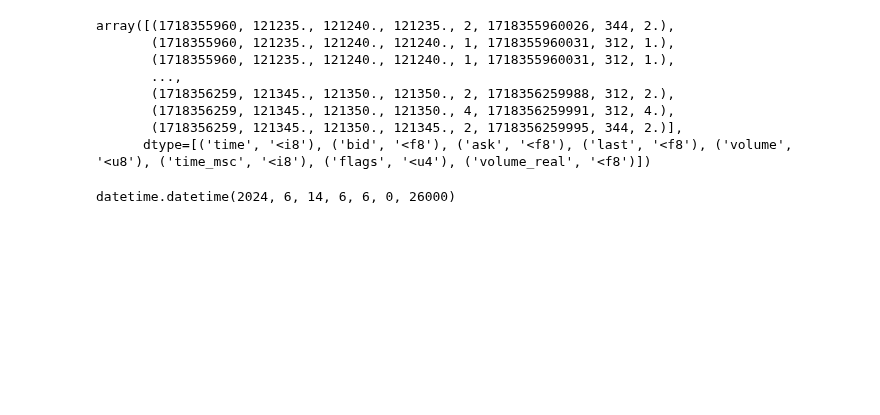
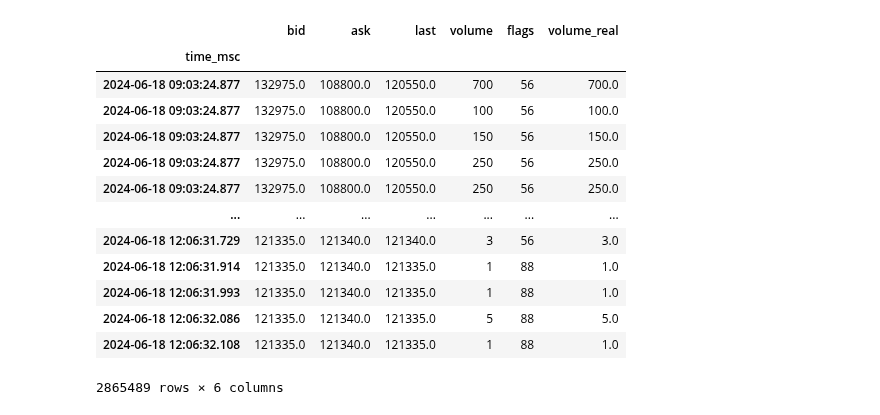
Before and after one commit to agabopinho/phoenix-project, a Jupyter notebook: grpc_server/notebooks/delta_strategy_03.1.ipynb, the cells around one changed output. Drawn from its saved outputs; the diff is of its cells as text; code cells hidden in the pictures; blank space fills up the shorter version.

```diff
--- a/grpc_server/notebooks/delta_strategy_03.1.ipynb
+++ b/grpc_server/notebooks/delta_strategy_03.1.ipynb
@@ -17,34 +19,36 @@ MT5.initialize()
 # %%
-from_date = datetime(2024, 6, 14, hour=6, tzinfo=pytz.utc)
-to_date = datetime(2024, 6, 15, tzinfo=pytz.utc)
+from_date = datetime(2024, 6, 18, hour=6, tzinfo=pytz.utc)
+to_date = datetime(2024, 6, 19, tzinfo=pytz.utc)
 
 trades_list = None
 
 while from_date < to_date:
     trades = mt5.copy_ticks_range("WINQ24", from_date, from_date.replace(hour=23), mt5.COPY_TICKS_TRADE)
     if mt5.last_error()[0] == mt5.RES_S_OK and len(trades.shape) == 1:
         if trades_list is None:
             trades_list = trades
         else:
             trades_list = np.append(trades_list, trades)
     from_date += timedelta(days=1)
     del trades
 
 all_trades = MT5.create_ticks_dataframe(trades_list)
-trades_list
+all_trades
 # %% [output]
+|  | bid | ask | last | volume | flags | volume_real |
+| time_msc |  |  |  |  |  |  |
+| 2024-06-18 09:03:24.877 | 132975.0 | 108800.0 | 120550.0 | 700 | 56 | 700.0 |
+| 2024-06-18 09:03:24.877 | 132975.0 | 108800.0 | 120550.0 | 100 | 56 | 100.0 |
+| 2024-06-18 09:03:24.877 | 132975.0 | 108800.0 | 120550.0 | 150 | 56 | 150.0 |
+| 2024-06-18 09:03:24.877 | 132975.0 | 108800.0 | 120550.0 | 250 | 56 | 250.0 |
+| 2024-06-18 09:03:24.877 | 132975.0 | 108800.0 | 120550.0 | 250 | 56 | 250.0 |
+| ... | ... | ... | ... | ... | ... | ... |
+| 2024-06-18 12:06:31.729 | 121335.0 | 121340.0 | 121340.0 | 3 | 56 | 3.0 |
+| 2024-06-18 12:06:31.914 | 121335.0 | 121340.0 | 121335.0 | 1 | 88 | 1.0 |
+| 2024-06-18 12:06:31.993 | 121335.0 | 121340.0 | 121335.0 | 1 | 88 | 1.0 |
+| 2024-06-18 12:06:32.086 | 121335.0 | 121340.0 | 121335.0 | 5 | 88 | 5.0 |
+| 2024-06-18 12:06:32.108 | 121335.0 | 121340.0 | 121335.0 | 1 | 88 | 1.0 |
-array([(1718355960, 121235., 121240., 121235., 2, 1718355960026, 344, 2.),
-       (1718355960, 121235., 121240., 121240., 1, 1718355960031, 312, 1.),
-       (1718355960, 121235., 121240., 121240., 1, 1718355960031, 312, 1.),
-       ...,
-       (1718356259, 121345., 121350., 121350., 2, 1718356259988, 312, 2.),
-       (1718356259, 121345., 121350., 121350., 4, 1718356259991, 312, 4.),
-       (1718356259, 121345., 121350., 121345., 2, 1718356259995, 344, 2.)],
-      dtype=[('time', '<i8'), ('bid', '<f8'), ('ask', '<f8'), ('last', '<f8'), ('volume', '<u8'), ('time_msc', '<i8'), ('flags', '<u4'), ('volume_real', '<f8')])
+2865489 rows × 6 columns
-# %%
-datetime.fromtimestamp(1718355960026 / 1000)
-# %% [output]
-datetime.datetime(2024, 6, 14, 6, 6, 0, 26000)
 # %%
 brick_size = 30
 
```
Also changed, not shown: parts of 2 cells of this notebook, 21 other files.
